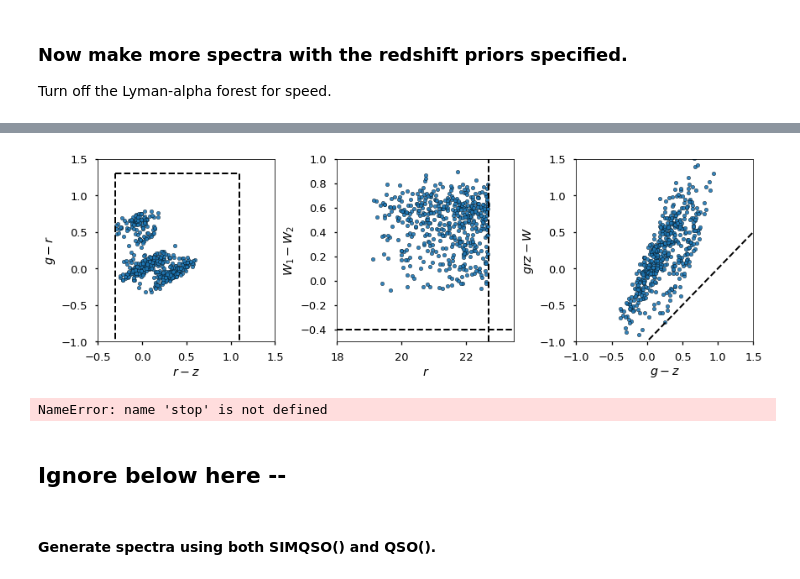
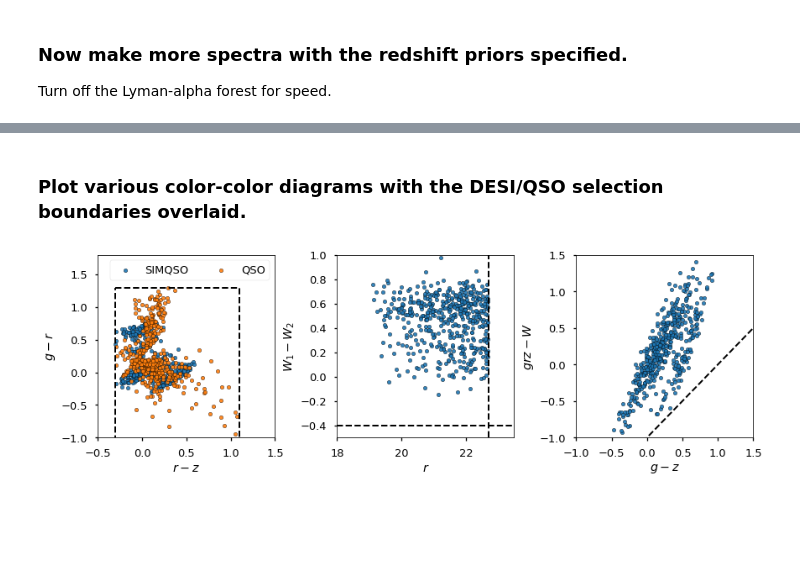
Before and after one commit to desihub/desisim, a Jupyter notebook: doc/nb/simqso-templates.ipynb, the cells around one changed output, grey strips where cells are left out. Drawn from its saved outputs; the diff is of its cells as text; code cells hidden in the pictures; blank space fills up the shorter version.

```diff
--- a/doc/nb/simqso-templates.ipynb
+++ b/doc/nb/simqso-templates.ipynb
@@ -147,14 +233,19 @@ def qso_colorbox(ax, plottype='gr-rz', verts=None):
     if verts:
         ax.add_patch(Polygon(verts, fill=False, ls='--', lw=2, color='k'))
 # %%
-def qaplot_colorcolor():
+def qaplot_colorcolor(old=False):
     fig, (ax1, ax2, ax3) = plt.subplots(1, 3, figsize=(14, 4))
-    ax1.scatter(colors['rz'], colors['gr'], edgecolor='k', alpha=0.9, s=20)
+    ax1.scatter(colors['rz'], colors['gr'], edgecolor='k',
+                alpha=0.9, s=20, label='SIMQSO')
+    if old:
+        ax1.scatter(qcolors['rz'], qcolors['gr'], edgecolor='k',
+                    alpha=0.9, s=20, label='QSO')
     ax1.set_xlabel('$r - z$')
     ax1.set_ylabel('$g - r$')
     ax1.set_xlim(-0.5, 1.5)
-    ax1.set_ylim(-1.0, 1.5)
+    ax1.set_ylim(-1.0, 1.8)
     qso_colorbox(ax1, 'gr-rz')
+    ax1.legend(loc='upper right', ncol=2)
 
     ax2.scatter(colors['r'], colors['W1W2'], edgecolor='k', alpha=0.9, s=20)
     ax2.set_xlabel('$r$')
@@ -177,10 +269,6 @@ colors = flux2colors(meta)
+# %% [markdown]
+### Plot various color-color diagrams with the DESI/QSO selection boundaries overlaid.
 # %%
-qaplot_colorcolor()
+qaplot_colorcolor(old=True)
 # %% [output]
-[figure, old version]
+[figure, new version]
-# %%
-stop
-# %% [output]
-NameError: name 'stop' is not defined
-# %% [markdown]
-## Ignore below here --
@@ -192,2 +274,0 @@ redshift = rand.uniform(2, 4, nmodel)
-# %% [markdown]
-#### Generate spectra using both SIMQSO() and QSO().
```
Also changed, not shown: parts of 51 cells of this notebook, 2 other files.
